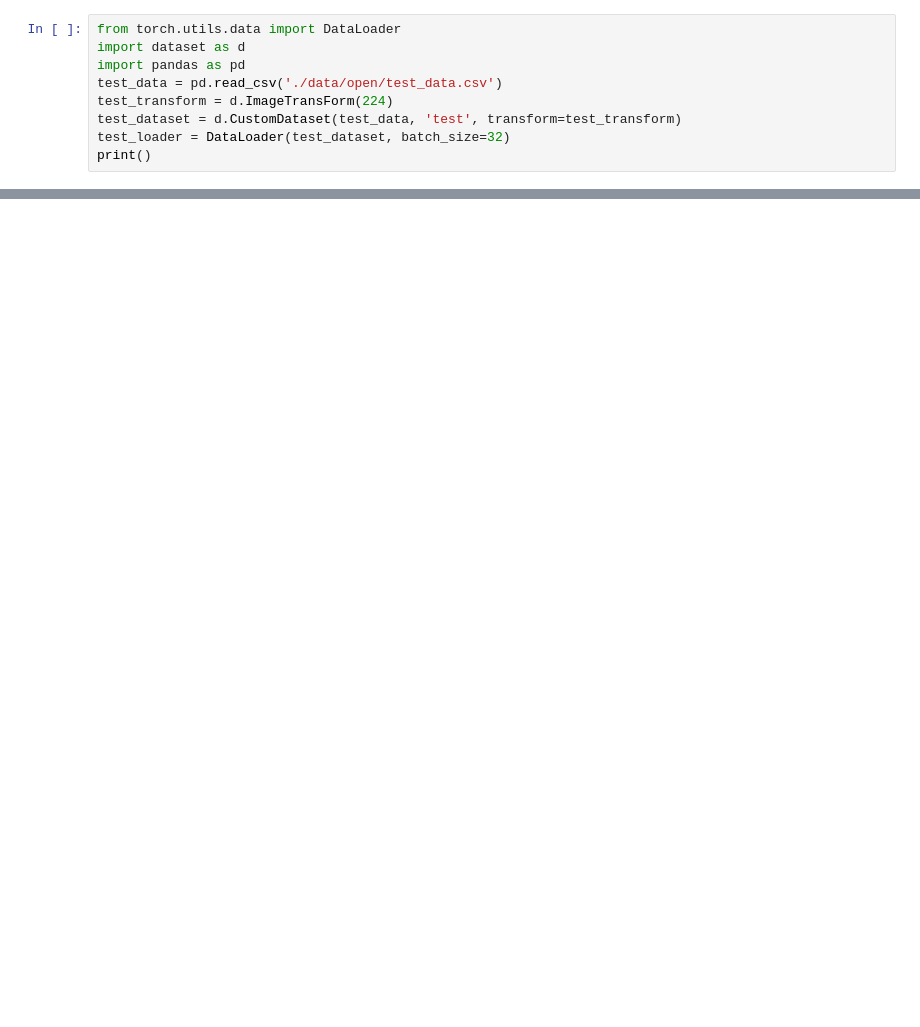
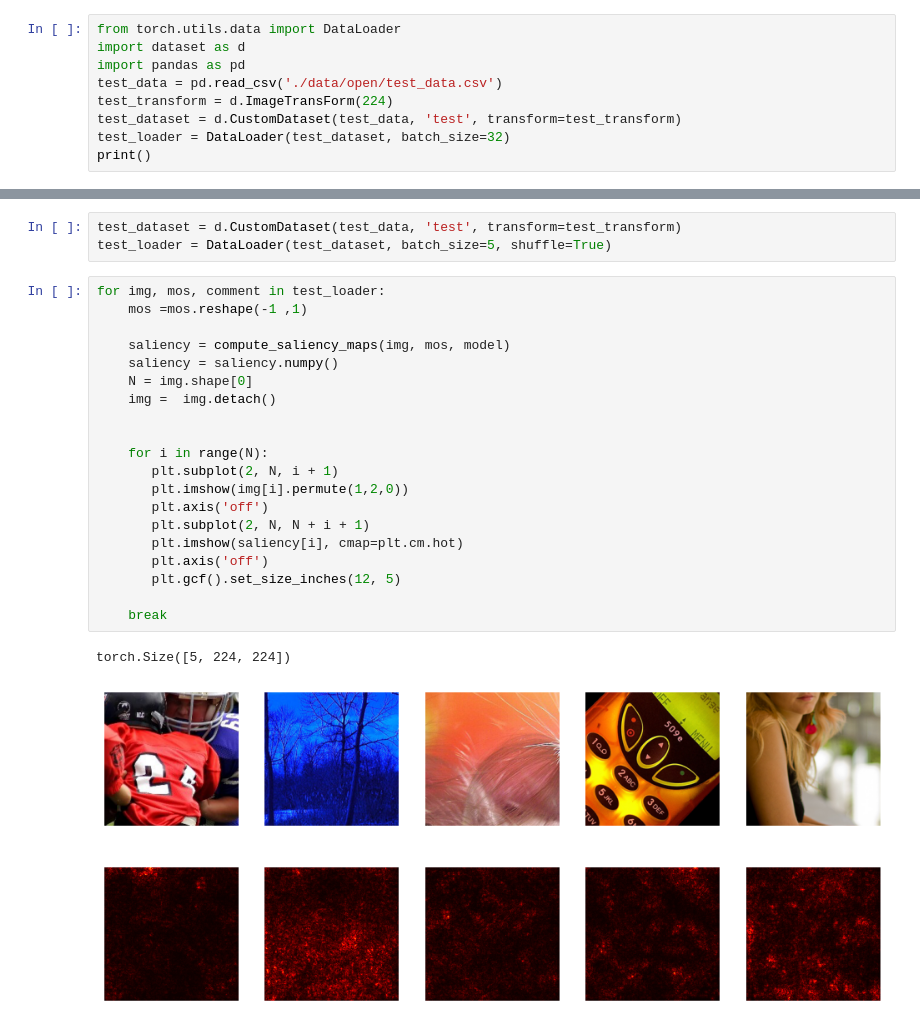
Before and after one commit to kyumly/Samsung-AI-Challenge-IQA, a Jupyter notebook: predict.ipynb, the cells around one changed output, grey strips where cells are left out. Saved outputs shown, nothing was run; the diff lists cells and outputs as text; blank space fills up the shorter version.

```diff
--- a/predict.ipynb
+++ b/predict.ipynb
@@ -104,0 +76,26 @@ plt.show()
+# %%
+test_dataset = d.CustomDataset(test_data, 'test', transform=test_transform)
+test_loader = DataLoader(test_dataset, batch_size=5, shuffle=True)
+# %%
+for img, mos, comment in test_loader:
+    mos =mos.reshape(-1 ,1)
+
+    saliency = compute_saliency_maps(img, mos, model)
+    saliency = saliency.numpy()
+    N = img.shape[0]
+    img =  img.detach()
+
+
+    for i in range(N):
+       plt.subplot(2, N, i + 1)
+       plt.imshow(img[i].permute(1,2,0))
+       plt.axis('off')
+       plt.subplot(2, N, N + i + 1)
+       plt.imshow(saliency[i], cmap=plt.cm.hot)
+       plt.axis('off')
+       plt.gcf().set_size_inches(12, 5)
+
+    break
+# %% [output]
+torch.Size([5, 224, 224])
+[figure, added]
```
Also changed, not shown: parts of 9 cells of this notebook, 3 other files.
